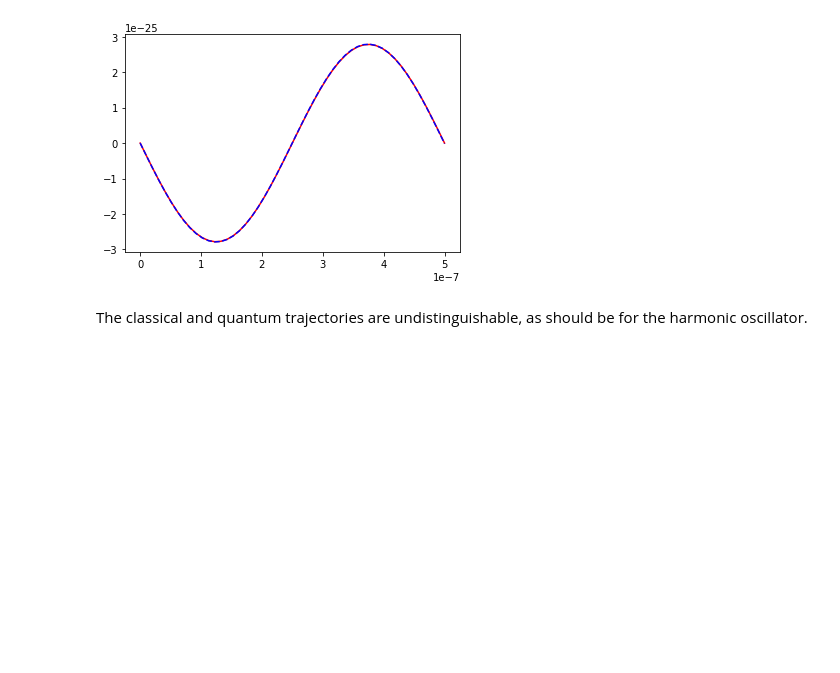
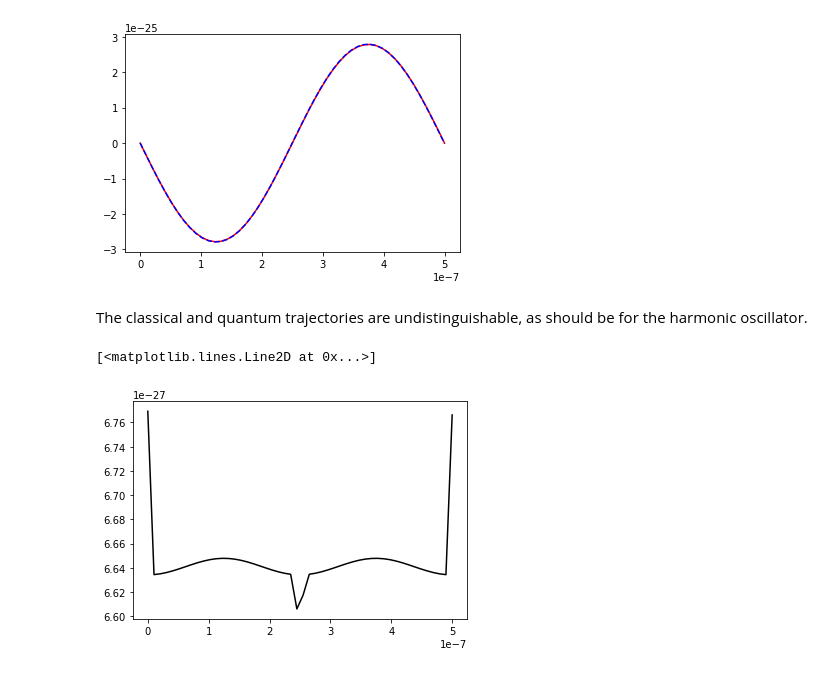
Before and after one commit to Miguel-ASM/pysom, a Jupyter notebook: testNotebooks/test_1.ipynb, the cells around one changed output. Cells and saved outputs as stored; diff of their text form; code cells hidden in the pictures; blank space fills up the shorter version.

```diff
--- a/testNotebooks/test_1.ipynb
+++ b/testNotebooks/test_1.ipynb
@@ -125,3 +144,9 @@ plt.plot(tt,p_t_Schrodinger,'b--')
 [figure]
 # %% [markdown]
 The classical and quantum trajectories are undistinguishable, as should be for the harmonic oscillator.
+# %%
+plt.plot(tt,Delta_p,'k')
+# plt.plot(tt,Delta_x,'r')
+# %% [output]
+[<matplotlib.lines.Line2D at 0x...>]
+[figure, added]
```
Also changed, not shown: parts of 7 cells of this notebook.
